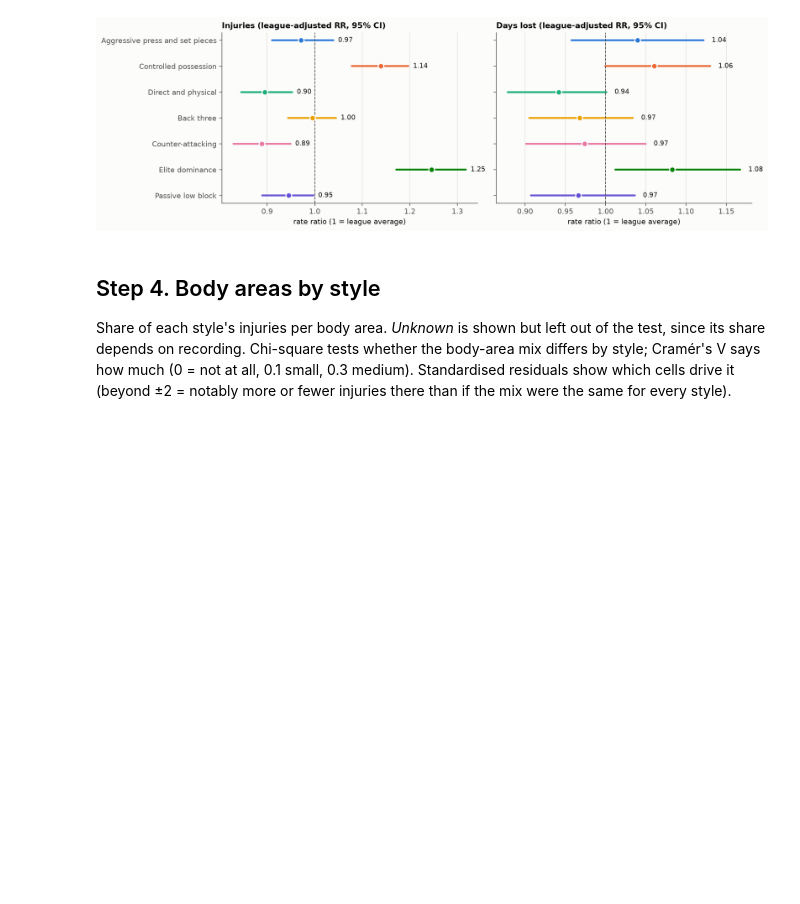
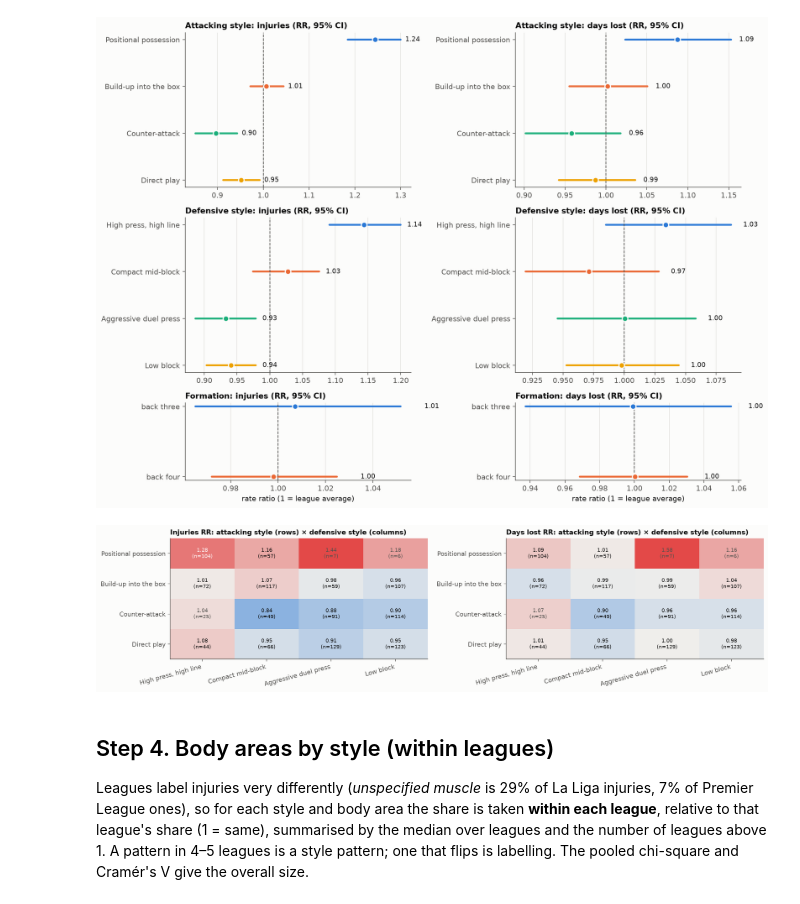
Before and after one commit to Mohammad99Shweiki/football-injuries, a Jupyter notebook: notebooks/05_injury_analysis.ipynb, the cells around one changed output. Cells and saved outputs as stored; diff of their text form; code cells hidden in the pictures; blank space fills up the shorter version.

```diff
--- a/notebooks/05_injury_analysis.ipynb
+++ b/notebooks/05_injury_analysis.ipynb
@@ -250,8 +263,13 @@ for days lost, with 95% CIs. An RR whose CI excludes 1 differs from the league a
 # %%
-STYLE_ORDER = (clusters.drop_duplicates("cluster").sort_values("cluster").cluster_name.tolist())
-by_style = summarise(ps, "cluster_name").loc[STYLE_ORDER]
-by_style_lap = summarise(ps.dropna(subset=["exp_inj_lap"]), "cluster_name", "_lap").loc[STYLE_ORDER]
-style_test = gof_test(ps, "cluster_name")
-print(f"observed vs expected across styles: chi² = {style_test[0]:.1f}, df = {style_test[1]}, p = {style_test[2]:.2g}")
-fmt(by_style)
+results = {name: summarise(ps[~ps.rare_style] if col == "style" else ps, col).loc[order] for name, (col, order) in GROUPINGS.items()}
+tests = {name: gof_test(ps[~ps.rare_style] if col == "style" else ps, col) for name, (col, order) in GROUPINGS.items()}
+for name, t in results.items():
+    print(f"\n{name}: observed vs expected chi² = {tests[name][0]:.1f}, df = {tests[name][1]}, p = {tests[name][2]:.2g}")
+    display(fmt(t)[COLS])
+grid = summarise(ps, ["attack_style", "defence_style"])
+grid_rr = grid["RR"].unstack().loc[ATTACK, DEFENCE]
+grid_n = grid["team-seasons"].unstack().loc[ATTACK, DEFENCE]
+grid_days = grid["days RR"].unstack().loc[ATTACK, DEFENCE]
+display(grid_rr.round(2))
+grid_days.round(2)
 # %% [output]
@@ -268,32 +323,49 @@ observed vs expected across styles: chi² = 306.4, df = 6, p = 3.5e-63
 # %%
-# Figure: league-adjusted rate ratios with 95% CIs, frequency and days lost, one row per style.
-def ci_plot(ax, table: pd.DataFrame, rr: str, lo: str, hi: str, title: str) -> None:
+def ci_plot(ax, table: pd.DataFrame, rr: str, lo: str, hi: str, title: str, colors=SERIES) -> None:
     y = np.arange(len(table))[::-1]
-    for yi, (name, r), color in zip(y, table.iterrows(), SERIES):
+    for yi, (name, r), color in zip(y, table.iterrows(), colors):
         ax.plot([r[lo], r[hi]], [yi, yi], color=color, linewidth=2.5, solid_capstyle="round")
         ax.scatter(r[rr], yi, s=60, color=color, edgecolors=SURFACE, linewidths=1.5, zorder=3)
         ax.text(r[hi] + 0.01, yi, f"{r[rr]:.2f}", va="center", fontsize=9, color=INK)
     ax.axvline(1, color=MUTED, linewidth=1, linestyle="--")
     ax.set_yticks(y, table.index)
     ax.set_title(title, loc="left")
     ax.grid(axis="y", visible=False)
 
 
-fig, axes = plt.subplots(1, 2, figsize=(13, 4.2), sharey=True)
-ci_plot(axes[0], by_style, "RR", "RR low", "RR high", "Injuries (league-adjusted RR, 95% CI)")
-ci_plot(axes[1], by_style, "days RR", "days RR low", "days RR high", "Days lost (league-adjusted RR, 95% CI)")
-for ax in axes:
+fig, axes = plt.subplots(3, 2, figsize=(13, 9.5), gridspec_kw={"height_ratios": [4, 4, 2]})
+for row, name in enumerate(["attacking style", "defensive style", "formation"]):
+    t = results[name]
+    ci_plot(axes[row, 0], t, "RR", "RR low", "RR high", f"{name.capitalize()}: injuries (RR, 95% CI)")
+    ci_plot(axes[row, 1], t, "days RR", "days RR low", "days RR high", f"{name.capitalize()}: days lost (RR, 95% CI)")
+for ax in axes[-1]:
     ax.set_xlabel("rate ratio (1 = league average)")
 fig.tight_layout()
 style_fig = save(fig, "05_rates_by_style.png")
+
+fig, axes = plt.subplots(1, 2, figsize=(15, 3.8))
+for ax, data, title in [(axes[0], grid_rr, "Injuries RR"), (axes[1], grid_days, "Days lost RR")]:
+    vals = data.to_numpy(dtype=float)
+    ax.imshow(np.log2(vals), cmap=DIVERGING, vmin=-0.5, vmax=0.5, aspect="auto")
+    ax.set_xticks(range(len(DEFENCE)), DEFENCE, rotation=15, ha="right")
+    ax.set_yticks(range(len(ATTACK)), ATTACK)
+    ax.grid(False)
+    for (i, j), v in np.ndenumerate(vals):
+        n = grid_n.to_numpy()[i, j]
+        ax.text(j, i, f"{v:.2f}\n(n={int(n)})", ha="center", va="center", fontsize=8,
+                color=MUTED if n < 40 else (INK if abs(np.log2(v)) < 0.35 else "white"))
+    ax.set_title(f"{title}: attacking style (rows) × defensive style (columns)", loc="left")
+fig.tight_layout()
+grid_fig = save(fig, "05_attack_defence_grid.png")
 # %% [output]
-[figure, old version]
+[figure, new version]
+[figure, added]
 # %% [markdown]
-## Step 4. Body areas by style
+## Step 4. Body areas by style (within leagues)
 
-Share of each style's injuries per body area. *Unknown* is shown but left out of the test, since its share depends on
-recording. Chi-square tests whether the body-area mix differs by style; Cramér's V says how much (0 = not at all,
-0.1 small, 0.3 medium). Standardised residuals show which cells drive it (beyond ±2 = notably more or fewer injuries
-there than if the mix were the same for every style).
+Leagues label injuries very differently (*unspecified muscle* is 29% of La Liga injuries, 7% of Premier League
+ones), so for each style and body area the share is taken **within each league**, relative to that league's share
+(1 = same), summarised by the median over leagues and the number of leagues above 1. A pattern in 4–5 leagues is a
+style pattern; one that flips is labelling. The pooled chi-square and Cramér's V give the overall size.
 # %%
 AREA_COLS = [c for c in ps.columns if c.startswith("area: ")]
```
Also changed, not shown: parts of 61 cells of this notebook, 28 other files.
